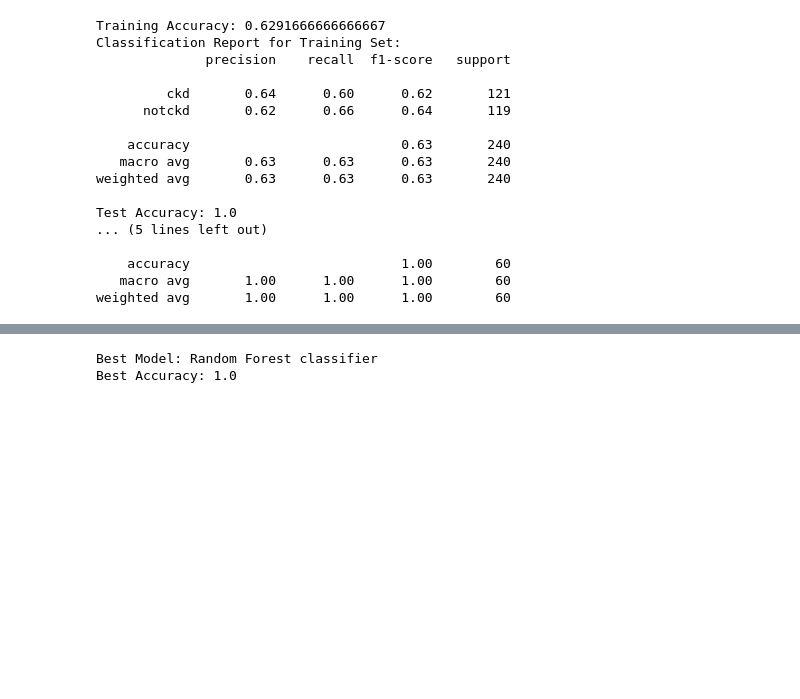
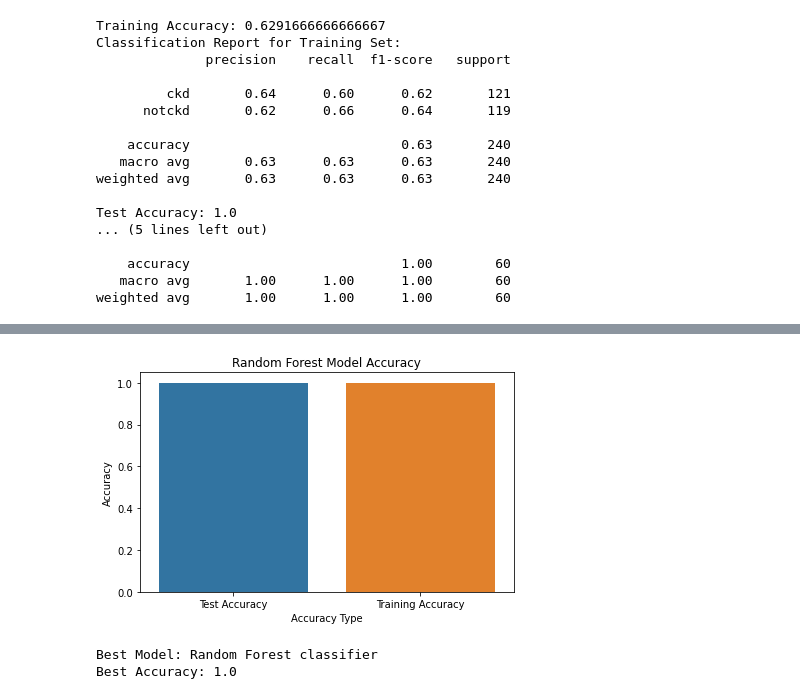
Before and after one commit to krissemmy/HDSC-Spring-23-Premier-Project-plotly-group, a Jupyter notebook: Data Science aspect.ipynb, the cells around one changed output, grey strips where cells are left out. Cells and saved outputs as stored; diff of their text form; code cells hidden in the pictures; blank space fills up the shorter version.

Commit message:
Add files via upload
Update on the data science aspect

```diff
--- a/Data Science aspect.ipynb
+++ b/Data Science aspect.ipynb
@@ -619,3 +694,28 @@ weighted avg       1.00      1.00      1.00        60
+# %%
+
+# Create a dictionary to store the accuracies for the Random Forest model
+accuracies = {
+    'Test Accuracy': test_accuracy4,
+    'Training Accuracy': train_accuracy4
+}
+
+# Create a DataFrame from the accuracies dictionary
+df = pd.DataFrame.from_dict(accuracies, orient='index')
+
+# Reset the index and rename the columns
+df = df.reset_index().rename(columns={'index': 'Accuracy Type', 0: 'Accuracy'})
+
+# Create the bar plot
+sns.barplot(x='Accuracy Type', y='Accuracy', data=df)
+plt.title('Random Forest Model Accuracy')
+plt.xlabel('Accuracy Type')
+plt.ylabel('Accuracy')
+
+# Show the plot
+plt.tight_layout()
+plt.show()
+# %% [output]
+[figure, added]
 # %%
 # Create a dictionary to store the accuracies for each model
 
```
Also changed, not shown: parts of 13 cells of this notebook.
